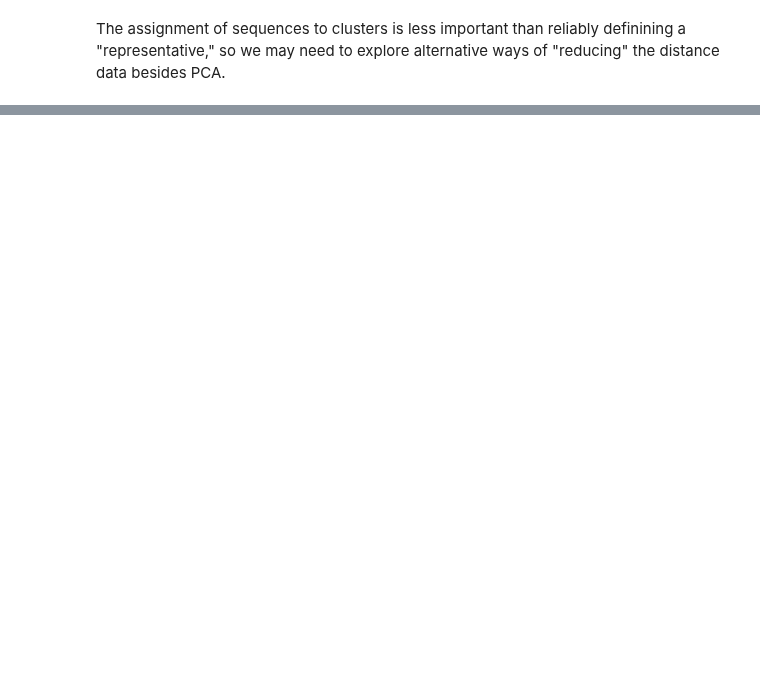
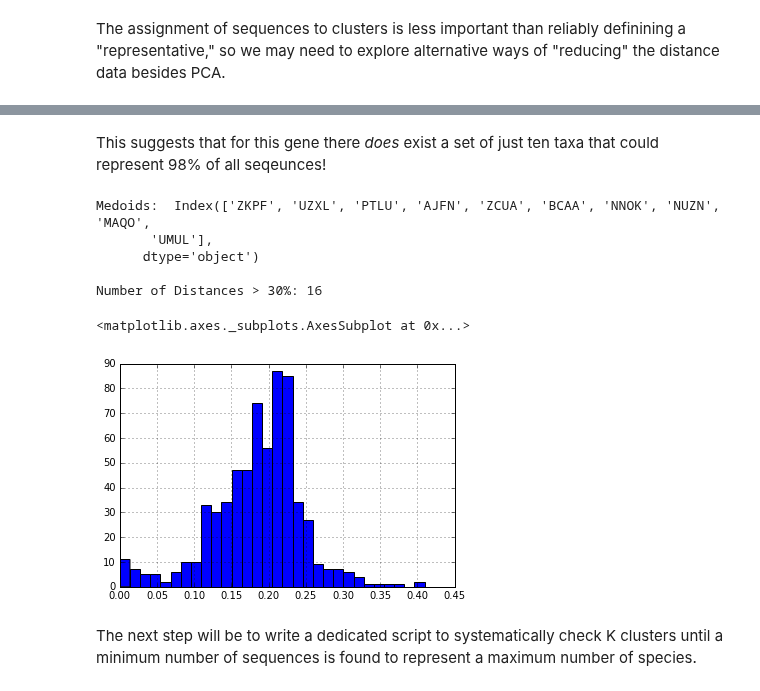
Before and after one commit to mossmatters/MJPythonNotebooks, a Jupyter notebook: SequenceClusters.ipynb, the cells around one changed output, grey strips where cells are left out. Drawn from its saved outputs; the diff is of its cells as text; code cells hidden in the pictures; blank space fills up the shorter version.

```diff
--- a/SequenceClusters.ipynb
+++ b/SequenceClusters.ipynb
@@ -329,0 +432,34 @@ The assignment of sequences to clusters is less important than reliably definini
+# %% [markdown]
+This suggests that for this gene there *does* exist a set of just ten taxa that could represent 98% of all seqeunces!
+# %%
+k=10
+best_run = len(p_dm_df)
+runs = {}
+for i in range(100):
+    try:
+        medoids,membership = kMedoids(p_dm,k)
+        medoid_dist = p_dm_df[p_dm_df.ix[medoids].index].apply(min,1)
+        num_over_25 = len(medoid_dist[medoid_dist > 0.25])
+        divergent_seqs_medoids.append((k,num_over_25))
+    except ValueError:
+        divergent_seqs_medoids.append((k,np.nan))
+        num_over_25 = np.nan
+    runs[i] = (medoids,membership,medoid_dist)
+    if num_over_25 < best_run:
+        best_run = num_over_25
+        best_run_idx = i
+
+medoids,membership,medoid_dist = runs[best_run_idx]
+print("Medoids: ", p_dm_df.ix[medoids].index)
+print("\nNumber of Distances > 30%: {}".format(len(medoid_dist[medoid_dist > 0.30])))
+medoid_dist.hist(bins=30)
+# %% [output]
+Medoids:  Index(['ZKPF', 'UZXL', 'PTLU', 'AJFN', 'ZCUA', 'BCAA', 'NNOK', 'NUZN', 'MAQO',
+       'UMUL'],
+      dtype='object')
+
+Number of Distances > 30%: 16
+<matplotlib.axes._subplots.AxesSubplot at 0x...>
+[figure, added]
+# %% [markdown]
+The next step will be to write a dedicated script to systematically check K clusters until a minimum number of sequences is found to represent a maximum number of species.
```
Also changed, not shown: parts of 10 cells of this notebook.
